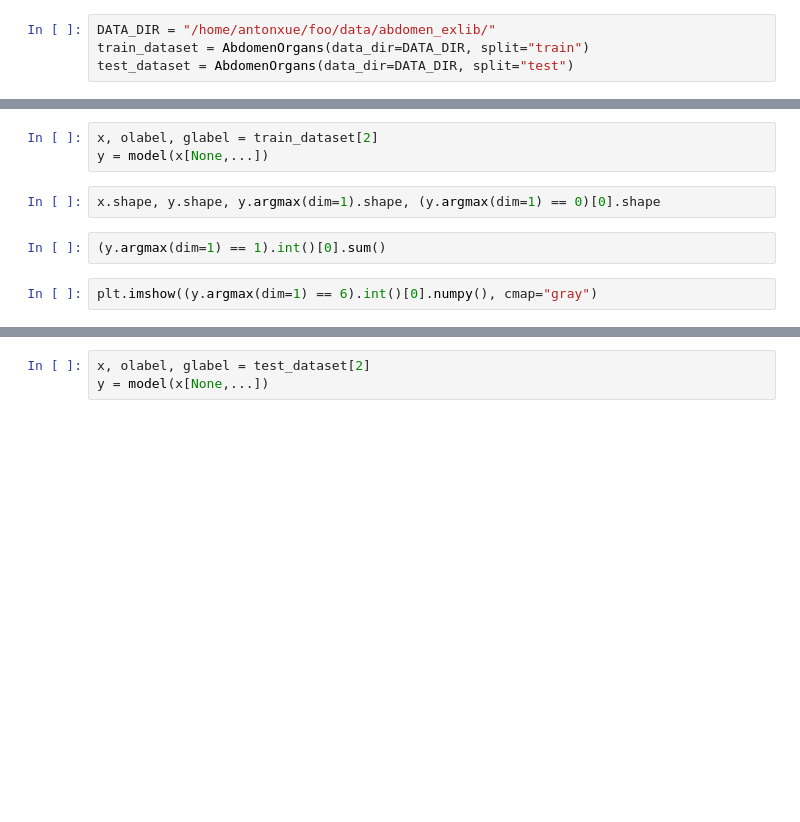
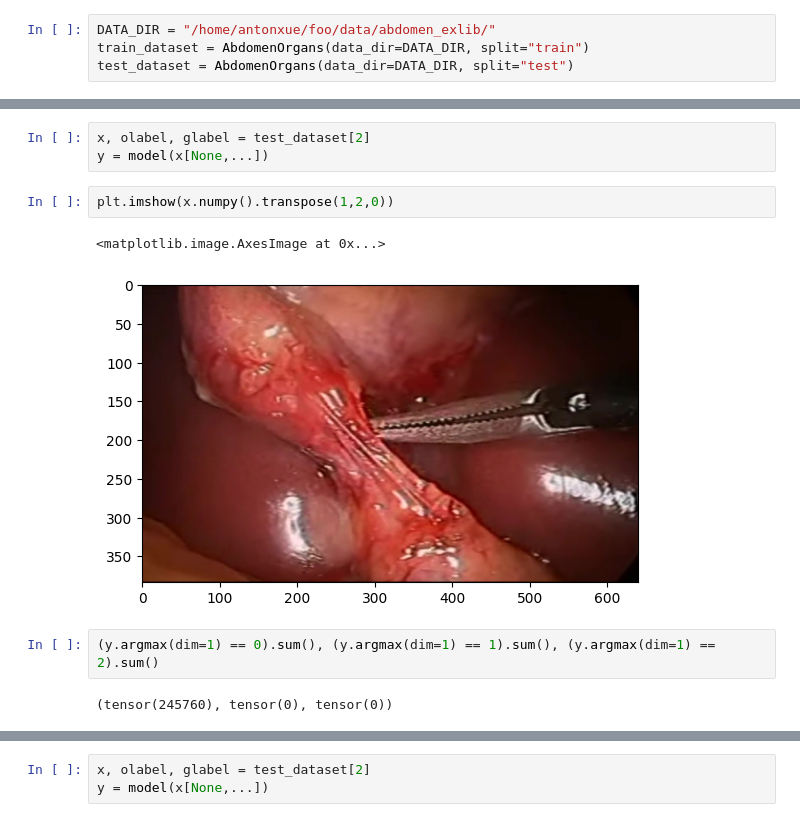
Before and after one commit to ShaileshSridhar2403/exlib, a Jupyter notebook: notebooks/abdomen_organs.ipynb, the cells around one changed output, grey strips where cells are left out. Cells and saved outputs as stored; diff of their text form; blank space fills up the shorter version.

```diff
--- a/notebooks/abdomen_organs.ipynb
+++ b/notebooks/abdomen_organs.ipynb
@@ -23,12 +38,15 @@ model = AbodmenSegmentationModel(in_channels=3, out_channels=7)
 model.eval();
 # %%
-x, olabel, glabel = train_dataset[2]
+x, olabel, glabel = test_dataset[2]
 y = model(x[None,...])
-# %%
-x.shape, y.shape, y.argmax(dim=1).shape, (y.argmax(dim=1) == 0)[0].shape
-# %%
-(y.argmax(dim=1) == 1).int()[0].sum()
-# %%
-plt.imshow((y.argmax(dim=1) == 6).int()[0].numpy(), cmap="gray")
+# %%
+plt.imshow(x.numpy().transpose(1,2,0))
+# %% [output]
+<matplotlib.image.AxesImage at 0x...>
+[figure, added]
+# %%
+(y.argmax(dim=1) == 0).sum(), (y.argmax(dim=1) == 1).sum(), (y.argmax(dim=1) == 2).sum()
+# %% [output]
+(tensor(245760), tensor(0), tensor(0))
 # %%
 plt.imshow((y.argmax(dim=1) == 2).int()[0].numpy(), cmap="gray")
```
Also changed, not shown: parts of 28 cells of this notebook, 10 other files.
